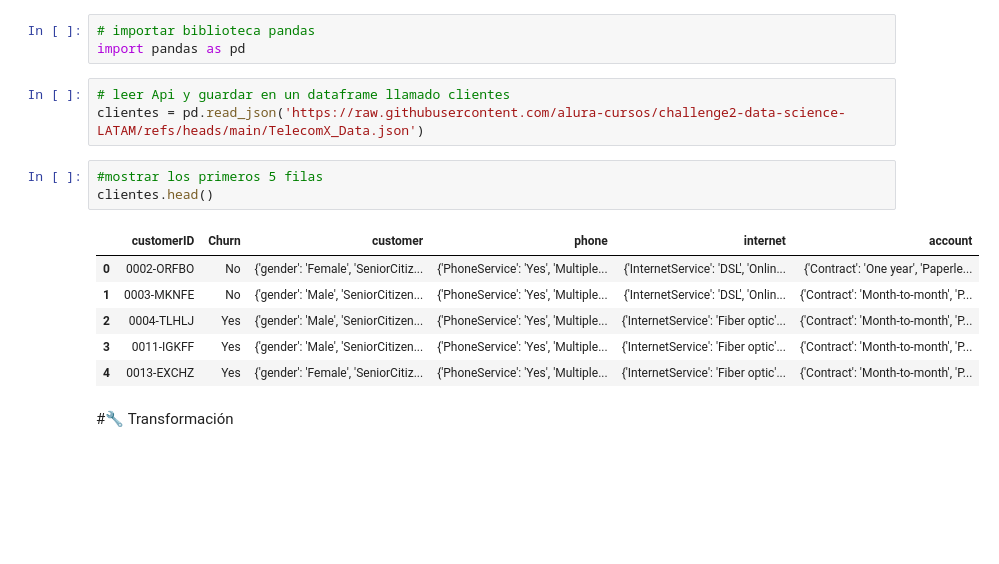
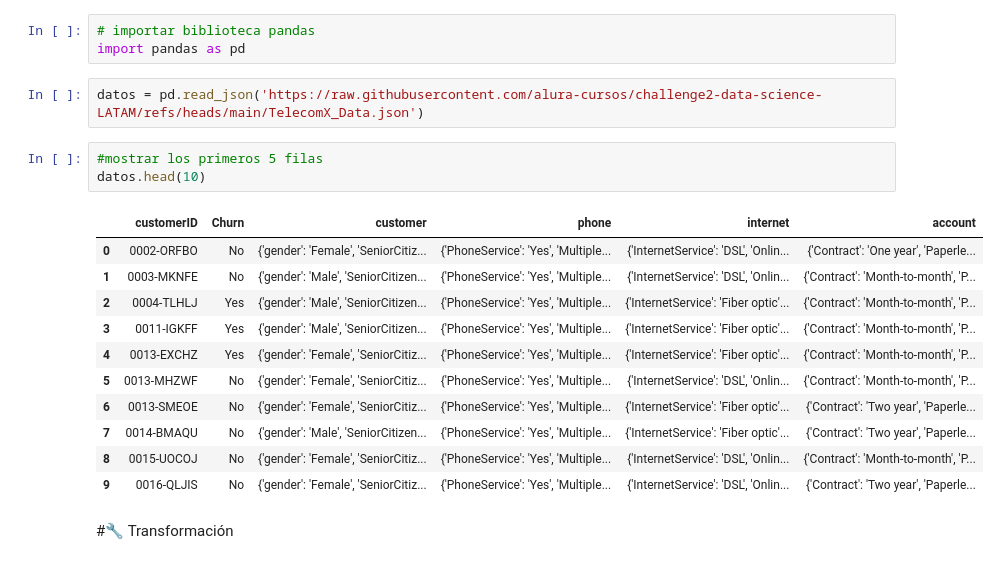
Before and after one commit to AbiFani/Challenge_TelecomX_Latam, a Jupyter notebook: TelecomX_LATAM.ipynb, the cells around one changed output. Saved outputs shown, nothing was run; the diff lists cells and outputs as text; blank space fills up the shorter version.

```diff
--- a/TelecomX_LATAM.ipynb
+++ b/TelecomX_LATAM.ipynb
@@ -6,18 +6,22 @@
 # importar biblioteca pandas
 import pandas as pd
 # %%
-# leer Api y guardar en un dataframe llamado clientes
-clientes = pd.read_json('https://raw.githubusercontent.com/alura-cursos/challenge2-data-science-LATAM/refs/heads/main/TelecomX_Data.json')
+datos = pd.read_json('https://raw.githubusercontent.com/alura-cursos/challenge2-data-science-LATAM/refs/heads/main/TelecomX_Data.json')
 # %%
 #mostrar los primeros 5 filas
-clientes.head()
+datos.head(10)
 # %% [output]
 |  | customerID | Churn | customer | phone | internet | account |
 | 0 | 0002-ORFBO | No | {'gender': 'Female', 'SeniorCitiz... | {'PhoneService': 'Yes', 'Multiple... | {'InternetService': 'DSL', 'Onlin... | {'Contract': 'One year', 'Paperle... |
 | 1 | 0003-MKNFE | No | {'gender': 'Male', 'SeniorCitizen... | {'PhoneService': 'Yes', 'Multiple... | {'InternetService': 'DSL', 'Onlin... | {'Contract': 'Month-to-month', 'P... |
 | 2 | 0004-TLHLJ | Yes | {'gender': 'Male', 'SeniorCitizen... | {'PhoneService': 'Yes', 'Multiple... | {'InternetService': 'Fiber optic'... | {'Contract': 'Month-to-month', 'P... |
 | 3 | 0011-IGKFF | Yes | {'gender': 'Male', 'SeniorCitizen... | {'PhoneService': 'Yes', 'Multiple... | {'InternetService': 'Fiber optic'... | {'Contract': 'Month-to-month', 'P... |
 | 4 | 0013-EXCHZ | Yes | {'gender': 'Female', 'SeniorCitiz... | {'PhoneService': 'Yes', 'Multiple... | {'InternetService': 'Fiber optic'... | {'Contract': 'Month-to-month', 'P... |
+| 5 | 0013-MHZWF | No | {'gender': 'Female', 'SeniorCitiz... | {'PhoneService': 'Yes', 'Multiple... | {'InternetService': 'DSL', 'Onlin... | {'Contract': 'Month-to-month', 'P... |
+| 6 | 0013-SMEOE | No | {'gender': 'Female', 'SeniorCitiz... | {'PhoneService': 'Yes', 'Multiple... | {'InternetService': 'Fiber optic'... | {'Contract': 'Two year', 'Paperle... |
+| 7 | 0014-BMAQU | No | {'gender': 'Male', 'SeniorCitizen... | {'PhoneService': 'Yes', 'Multiple... | {'InternetService': 'Fiber optic'... | {'Contract': 'Two year', 'Paperle... |
+| 8 | 0015-UOCOJ | No | {'gender': 'Female', 'SeniorCitiz... | {'PhoneService': 'Yes', 'Multiple... | {'InternetService': 'DSL', 'Onlin... | {'Contract': 'Month-to-month', 'P... |
+| 9 | 0016-QLJIS | No | {'gender': 'Female', 'SeniorCitiz... | {'PhoneService': 'Yes', 'Multiple... | {'InternetService': 'DSL', 'Onlin... | {'Contract': 'Two year', 'Paperle... |
 # %% [markdown]
 #🔧 Transformación
 # %%
```
Also changed, not shown: parts of 51 cells of this notebook.
